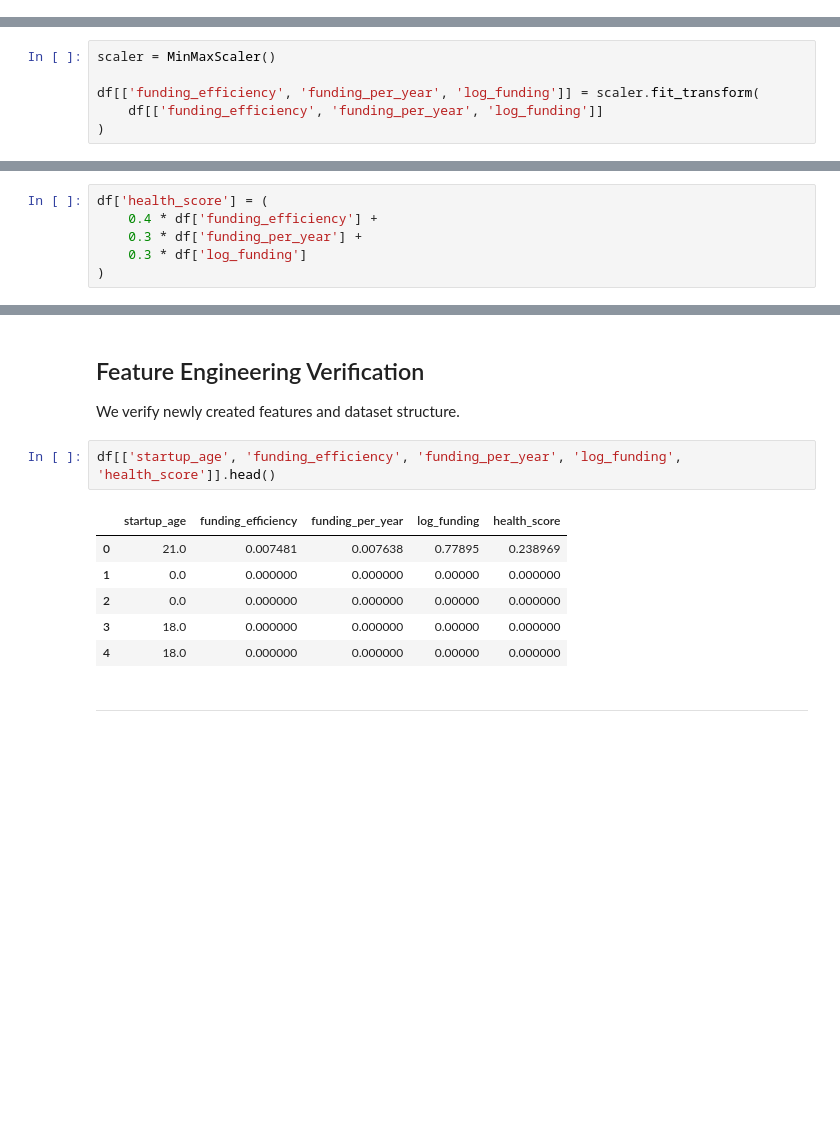
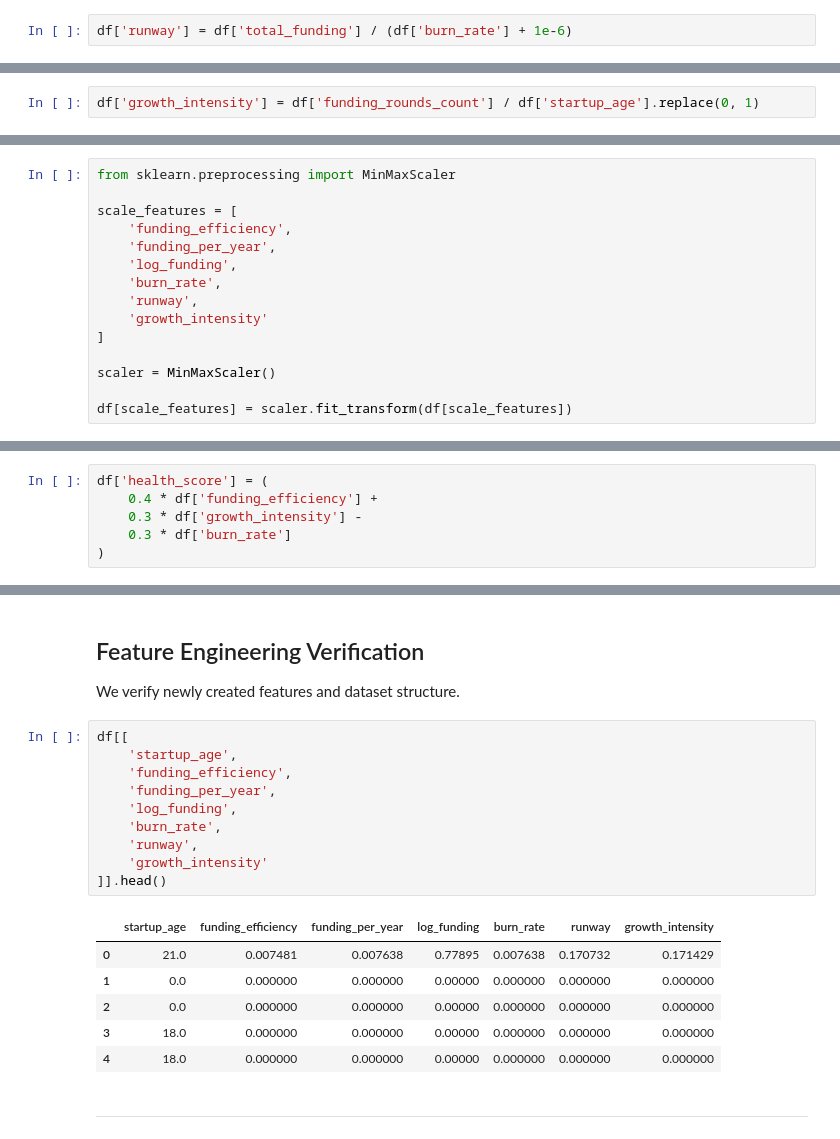
Before and after one commit to Nischal-Mahajan/Startup-Health-Intelligence-System, a Jupyter notebook: notebooks/startup_success_analysis.ipynb, the cells around one changed output, grey strips where cells are left out. Saved outputs shown, nothing was run; the diff lists cells and outputs as text; blank space fills up the shorter version.

```diff
--- a/notebooks/startup_success_analysis.ipynb
+++ b/notebooks/startup_success_analysis.ipynb
@@ -872,0 +975,2 @@ df['log_funding'] = np.log1p(df['total_funding'])
+# %%
+df['runway'] = df['total_funding'] / (df['burn_rate'] + 1e-6)
@@ -873,3 +986,5 @@ df['log_funding'] = np.log1p(df['total_funding'])
+# %%
+df['growth_intensity'] = df['funding_rounds_count'] / df['startup_age'].replace(0, 1)
 # %% [markdown]
 ### Feature Scaling (Normalization)
 
@@ -901,11 +1016,20 @@ $$
 - Enables meaningful combination into **Startup Health Score**
 - Prevents bias due to scale differences
 # %%
+from sklearn.preprocessing import MinMaxScaler
+
+scale_features = [
+    'funding_efficiency',
+    'funding_per_year',
+    'log_funding',
+    'burn_rate',
+    'runway',
+    'growth_intensity'
+]
+
 scaler = MinMaxScaler()
 
-df[['funding_efficiency', 'funding_per_year', 'log_funding']] = scaler.fit_transform(
-    df[['funding_efficiency', 'funding_per_year', 'log_funding']]
-)
+df[scale_features] = scaler.fit_transform(df[scale_features])
 # %% [markdown]
 ## Startup Health Score
 
@@ -918,8 +1042,8 @@ We create a composite score combining multiple important signals.
 # %%
 df['health_score'] = (
     0.4 * df['funding_efficiency'] +
-    0.3 * df['funding_per_year'] +
-    0.3 * df['log_funding']
+    0.3 * df['growth_intensity'] -
+    0.3 * df['burn_rate']
 )
 # %% [markdown]
 ## Post Feature Engineering Cleanup
@@ -941,14 +1065,22 @@ for col in date_cols:
 
 We verify newly created features and dataset structure.
 # %%
-df[['startup_age', 'funding_efficiency', 'funding_per_year', 'log_funding', 'health_score']].head()
+df[[
+    'startup_age',
+    'funding_efficiency',
+    'funding_per_year',
+    'log_funding',
+    'burn_rate',
+    'runway',
+    'growth_intensity'
+]].head()
 # %% [output]
-|  | startup_age | funding_efficiency | funding_per_year | log_funding | health_score |
-| 0 | 21.0 | 0.007481 | 0.007638 | 0.77895 | 0.238969 |
-| 1 | 0.0 | 0.000000 | 0.000000 | 0.00000 | 0.000000 |
-| 2 | 0.0 | 0.000000 | 0.000000 | 0.00000 | 0.000000 |
-| 3 | 18.0 | 0.000000 | 0.000000 | 0.00000 | 0.000000 |
-| 4 | 18.0 | 0.000000 | 0.000000 | 0.00000 | 0.000000 |
+|  | startup_age | funding_efficiency | funding_per_year | log_funding | burn_rate | runway | growth_intensity |
+| 0 | 21.0 | 0.007481 | 0.007638 | 0.77895 | 0.007638 | 0.170732 | 0.171429 |
+| 1 | 0.0 | 0.000000 | 0.000000 | 0.00000 | 0.000000 | 0.000000 | 0.000000 |
+| 2 | 0.0 | 0.000000 | 0.000000 | 0.00000 | 0.000000 | 0.000000 | 0.000000 |
+| 3 | 18.0 | 0.000000 | 0.000000 | 0.00000 | 0.000000 | 0.000000 | 0.000000 |
+| 4 | 18.0 | 0.000000 | 0.000000 | 0.00000 | 0.000000 | 0.000000 | 0.000000 |
 # %% [markdown]
 ---
 # %% [markdown]
```
Also changed, not shown: parts of 30 cells of this notebook, 5 other files.
